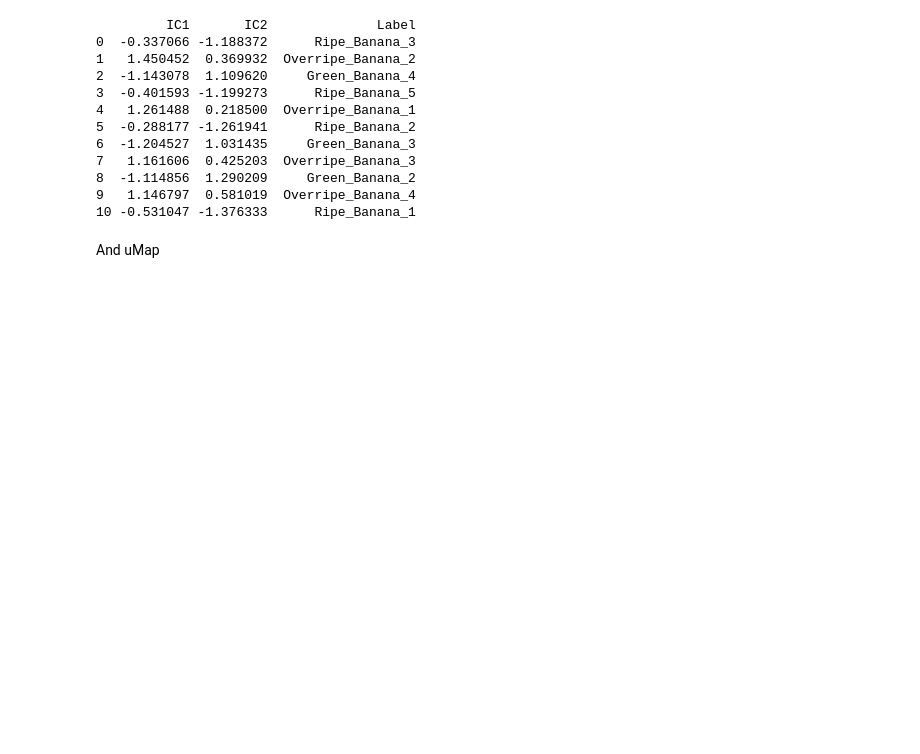
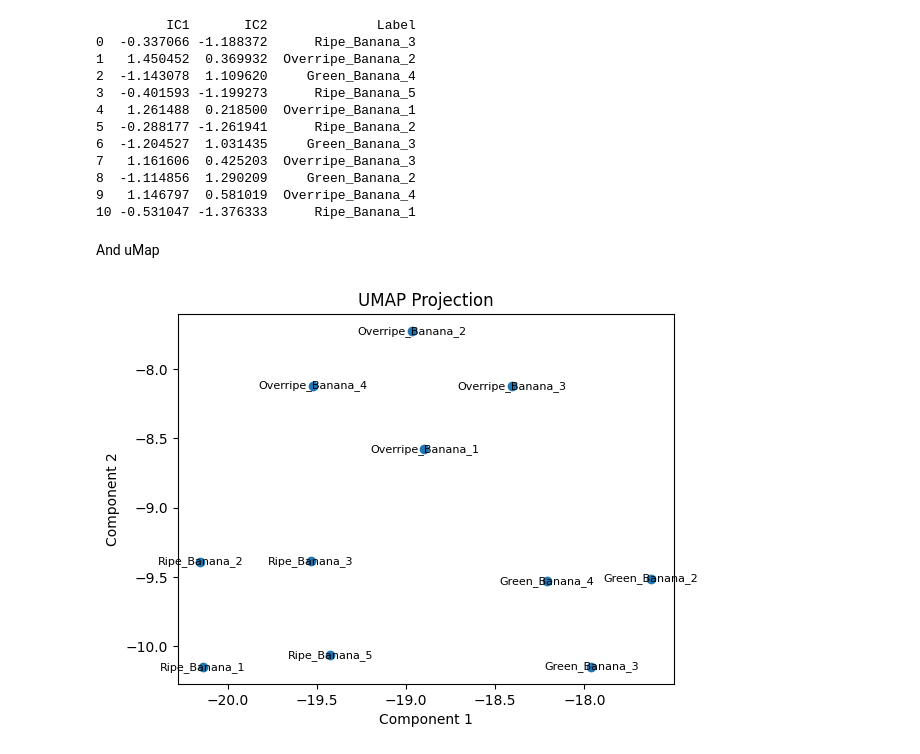
Before and after one commit to subarumuroi/EnzymeKineticGPR, a Jupyter notebook: banana data advanced ML.ipynb, the cells around one changed output. Saved outputs shown, nothing was run; the diff lists cells and outputs as text; code cells hidden in the pictures; blank space fills up the shorter version.

Commit message:
finished ica and umap

```diff
--- a/banana data advanced ML.ipynb
+++ b/banana data advanced ML.ipynb
@@ -221,3 +215,26 @@ print(ica_df)
 10 -0.531047 -1.376333      Ripe_Banana_1
 # %% [markdown]
 And uMap
+# %%
+#Apply UMAP
+umap_model = U.UMAP(n_components = 2, n_neighbors = 15, min_dist = .1) #2, 15, .1 are the default parameters
+umap_result = umap_model.fit_transform(scaled_data)
+umap_df = pd.DataFrame(umap_result, columns=['d1', 'd2'])
+umap_df['Label'] = df.index[-len(umap_df):]
+
+
+#visualize the results
+
+plt.scatter(umap_result[:,0], umap_result[:,1])
+# Add index labels to the points
+for i, txt in enumerate(umap_df['Label']):
+    plt.text(umap_df['d1'][i], umap_df['d2'][i], str(txt), size=8, color='black', ha='center', va='center')
+
+
+
+plt.title('UMAP Projection')
+plt.xlabel('Component 1')
+plt.ylabel('Component 2')
+plt.show()
+# %% [output]
+[figure, added]
```
Also changed, not shown: parts of 3 cells of this notebook.
